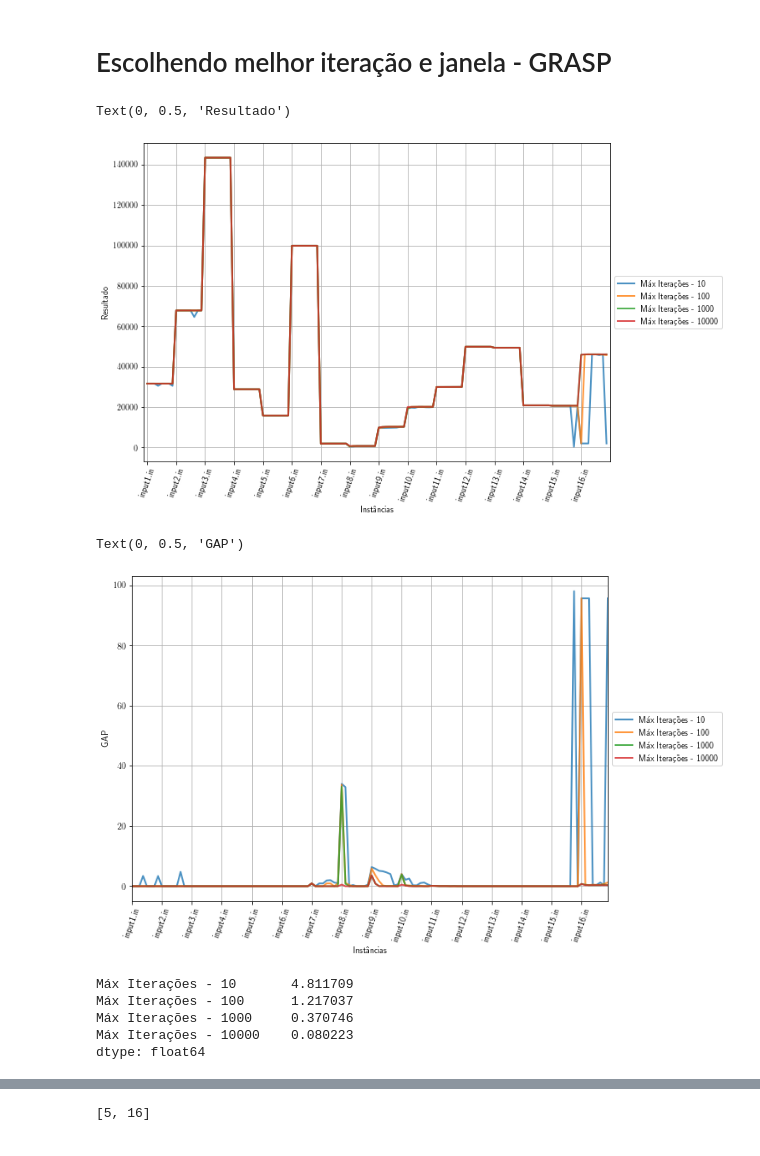
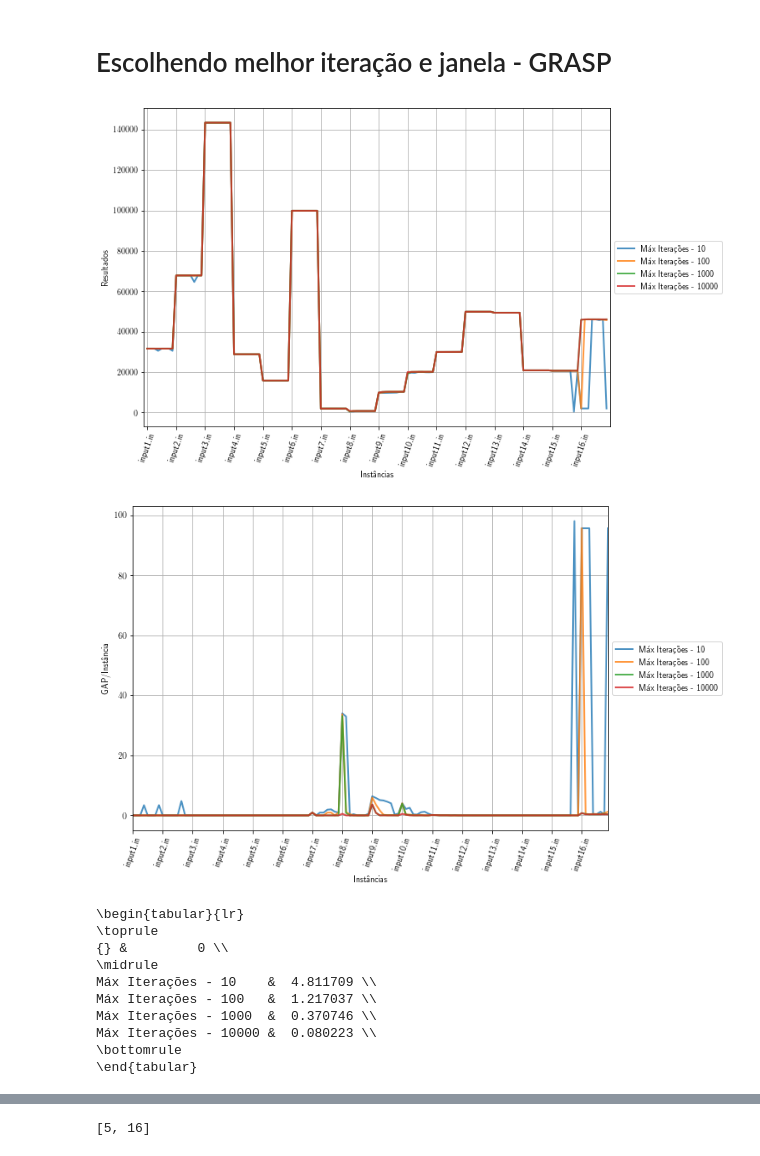
Before and after one commit to danbailo/T1-Teoria-Computacao, a Jupyter notebook: src/Trabalho 1 - Teoria da Computação.ipynb, the cells around one changed output, grey strips where cells are left out. Saved outputs shown, nothing was run; the diff lists cells and outputs as text; code cells hidden in the pictures.

Commit message:
escrevendo parte do grasp no relatorio

```diff
--- a/src/Trabalho 1 - Teoria da Computação.ipynb
+++ b/src/Trabalho 1 - Teoria da Computação.ipynb
@@ -57,9 +57,9 @@ plt.xticks(np.arange(0,128,8), instancias.copy(), rotation=70)
 plt.axis(xmin=-1, xmax=len(grasp.index))
 plt.legend(loc='center left', bbox_to_anchor=(1.0, 0.5))
 plt.xlabel('Instâncias')
-plt.ylabel('Resultado')
+plt.ylabel('Resultados')
+plt.savefig(os.path.join('..','imgs/')+'all_grasp.pdf', bbox_inches='tight', transparent=True)
 # %% [output]
-Text(0, 0.5, 'Resultado')
 [figure]
 # %%
 gap_grasp = grasp.copy()
@@ -72,21 +72,25 @@ for i in range(len(gap_grasp)):
 # %%
 gap_grasp.plot(lw=2, alpha=0.8)
 plt.xticks(np.arange(0,128,8), instancias.copy(), rotation=70)
 plt.legend(loc='center left', bbox_to_anchor=(1.0, 0.5))
 plt.xlabel('Instâncias')
-plt.ylabel('GAP')
-# plt.savefig(os.path.join('..','imgs/')+'gap_all_grasp.pdf', bbox_inches='tight', transparent=True)
+plt.ylabel('GAP/Instância')
+plt.savefig(os.path.join('..','imgs/')+'gap_all_grasp.pdf', bbox_inches='tight', transparent=True)
 # %% [output]
-Text(0, 0.5, 'GAP')
-[figure, old version]
+[figure, new version]
-# %%
-gap_grasp.mean()
-# %% [output]
-Máx Iterações - 10       4.811709
-Máx Iterações - 100      1.217037
-Máx Iterações - 1000     0.370746
-Máx Iterações - 10000    0.080223
-dtype: float64
+# %%
+print(gap_grasp.mean().to_latex())
+# %% [output]
+\begin{tabular}{lr}
+\toprule
+{} &         0 \\
+\midrule
+Máx Iterações - 10    &  4.811709 \\
+Máx Iterações - 100   &  1.217037 \\
+Máx Iterações - 1000  &  0.370746 \\
+Máx Iterações - 10000 &  0.080223 \\
+\bottomrule
+\end{tabular}
 # %%
 gap_grasp.mean().plot.bar(color=['r','b','y','g'])
 # plt.legend(loc='center left', bbox_to_anchor=(1.0, 0.5))
```
Also changed, not shown: parts of 29 cells of this notebook, 16 other files.
